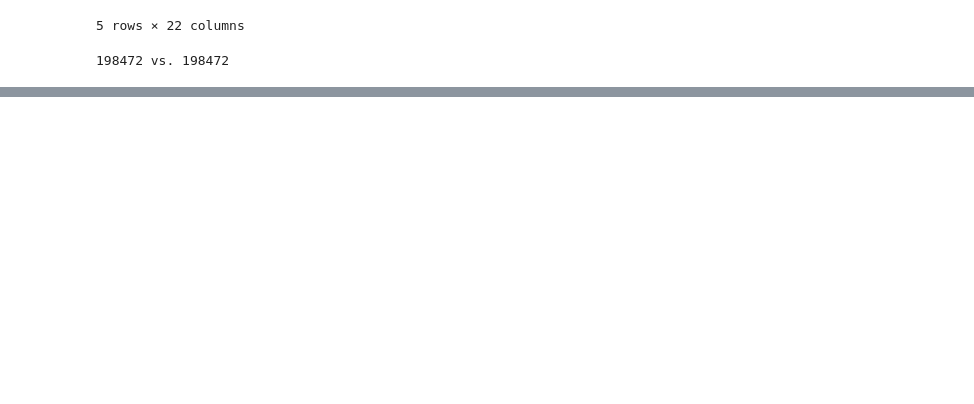
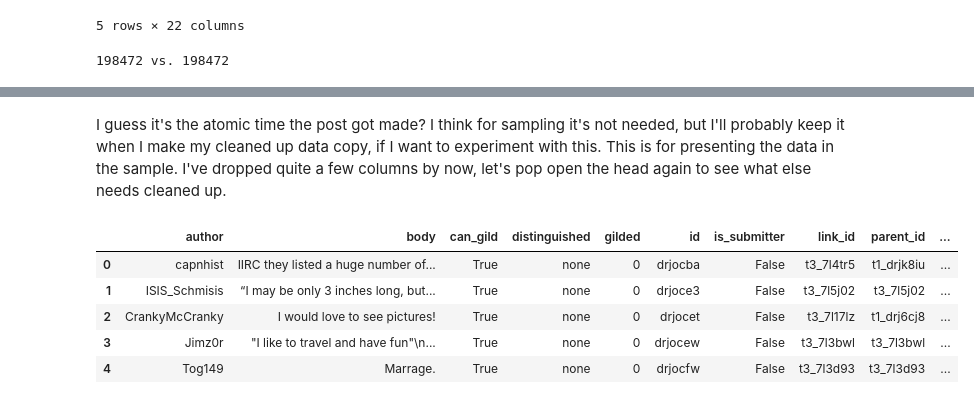
Before and after one commit to Data-Science-for-Linguists-2019/Reddit-Comment-Analysis, a Jupyter notebook: project-explore.ipynb, the cells around one changed output, grey strips where cells are left out. Saved outputs shown, nothing was run; the diff lists cells and outputs as text; code cells hidden in the pictures; blank space fills up the shorter version.

Commit message:
Made it to the cleaning and publishing a sample section

```diff
--- a/project-explore.ipynb
+++ b/project-explore.ipynb
@@ -131,0 +233,2 @@ print(len(testframe), "vs.", len(pickleframe))
+# %%
+csvframe.drop(["controversiality"], axis=1, inplace=True)
@@ -131,0 +262,4 @@ print(len(testframe), "vs.", len(pickleframe))
+# %%
+csvframe.drop(["edited"], axis=1, inplace=True)
+# %%
+csvframe.fillna(value="none", inplace=True)
@@ -131,0 +288,13 @@ print(len(testframe), "vs.", len(pickleframe))
+# %% [markdown]
+<p>I guess it's the atomic time the post got made? I think for sampling it's not needed, but I'll probably keep it when I make my cleaned up data copy, if I want to experiment with this. This is for presenting the data in the sample. I've dropped quite a few columns by now, let's pop open the head again to see what else needs cleaned up.</p>
+# %%
+csvframe.drop(["created_utc"], axis=1, inplace=True)
+# %%
+csvframe.head()
+# %% [output]
+|  | author | body | can_gild | distinguished | gilded | id | is_submitter | link_id | parent_id | ... |
+| 0 | capnhist | IIRC they listed a huge number of... | True | none | 0 | drjocba | False | t3_7l4tr5 | t1_drjk8iu | ... |
+| 1 | ISIS_Schmisis | “I may be only 3 inches long, but... | True | none | 0 | drjoce3 | False | t3_7l5j02 | t3_7l5j02 | ... |
+| 2 | CrankyMcCranky | I would love to see pictures! | True | none | 0 | drjocet | False | t3_7l17lz | t1_drj6cj8 | ... |
+| 3 | Jimz0r | "I like to travel and have fun"\n... | True | none | 0 | drjocew | False | t3_7l3bwl | t3_7l3bwl | ... |
+| 4 | Tog149 | Marrage. | True | none | 0 | drjocfw | False | t3_7l3d93 | t3_7l3d93 | ... |
```
Also changed, not shown: parts of 31 cells of this notebook.
